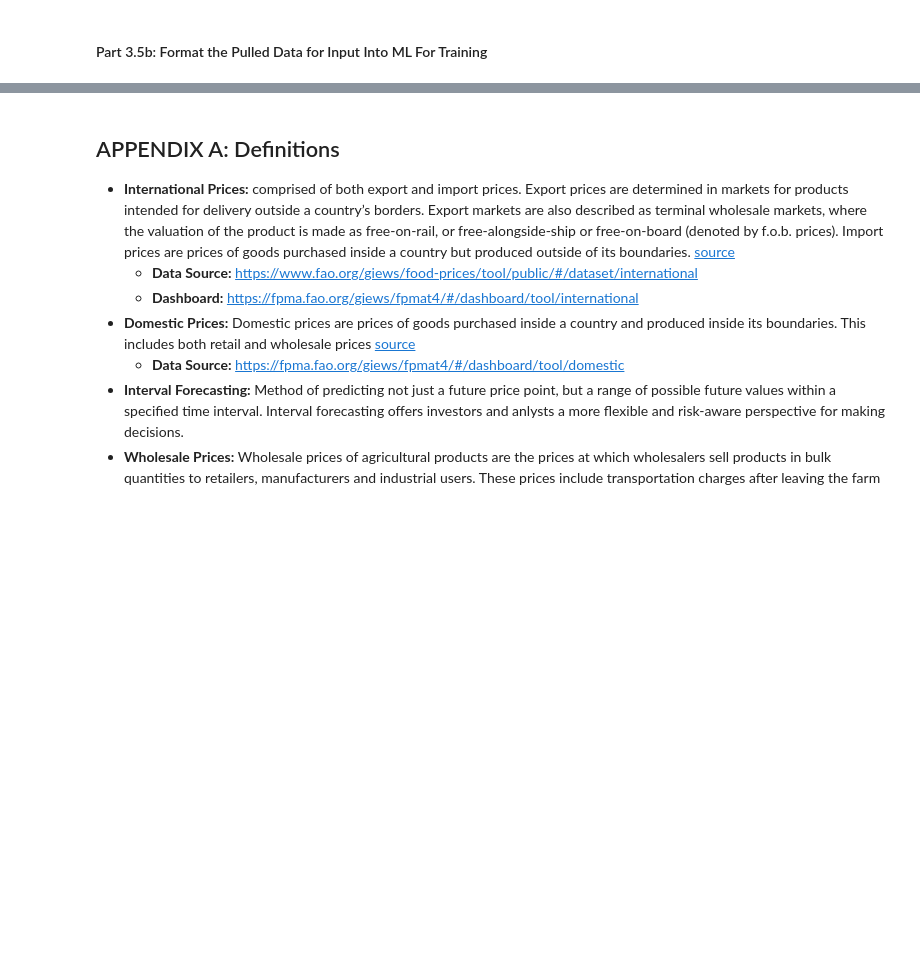
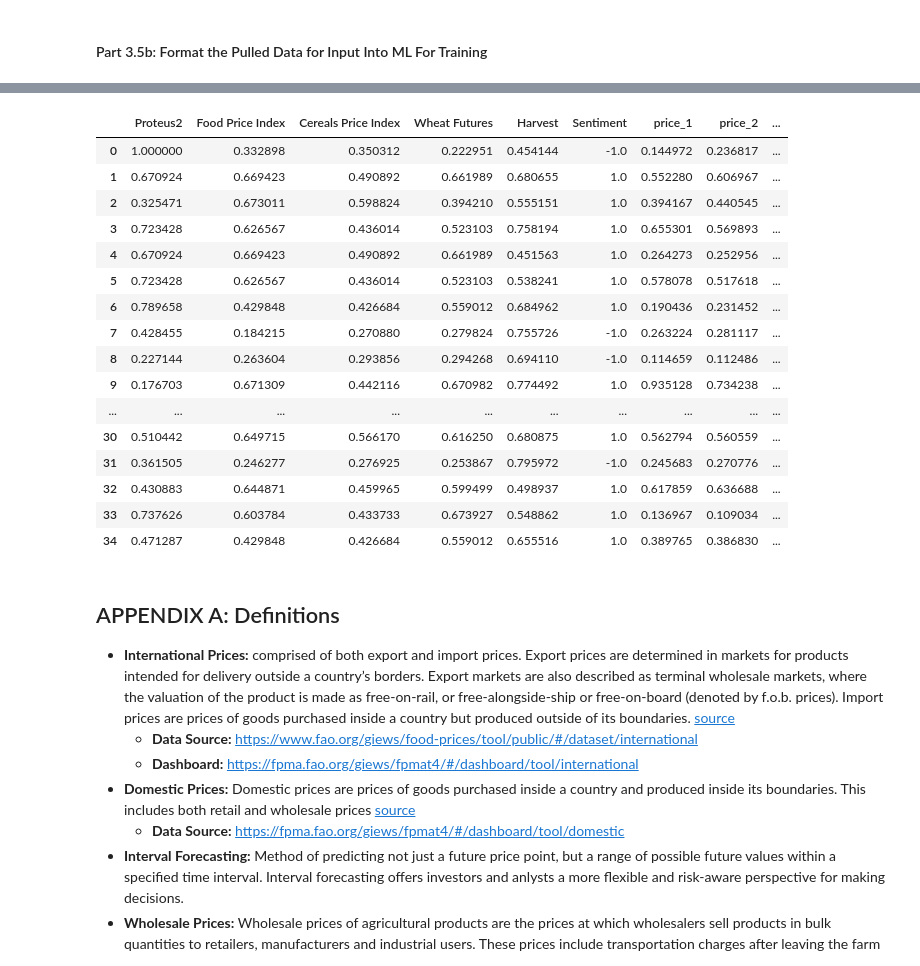
Before and after one commit to Benja-Pauls/Predicting-Commodity-Food-Pricing, a Jupyter notebook: data_analysis.ipynb, the cells around one changed output, grey strips where cells are left out. Cells and saved outputs as stored; diff of their text form; code cells hidden in the pictures; blank space fills up the shorter version.

```diff
--- a/data_analysis.ipynb
+++ b/data_analysis.ipynb
@@ -2045,9 +2067,17 @@ dict_keys([('Argentina', 'corn'), ('Brazil', 'corn'), ('Ukraine', 'corn'), ('Uni
 # %%
 # For each country/commodity pair, create an overall dataframe with all the data
 overall_df = pd.DataFrame()
-for key in formatted_data.keys():
-    overall_df = pd.concat([overall_df, formatted_data[key]], axis=0)
+for key in formatted_data.keys(): # key = (country, commodity)
+    # Copy the DataFrame to avoid modifying the original data
+    temp_df = formatted_data[key].copy()
+
+    # Add 'country' and 'commodity' columns
+    temp_df['country'] = key[0]  # First element of the tuple is country
+    temp_df['commodity'] = key[1]  # Second element of the tuple is commodity
+
+    # Concatenate this temp_df to the overall_df
+    overall_df = pd.concat([overall_df, temp_df], axis=0)
 
 overall_df.reset_index(drop=True, inplace=True)
-overall_df['output'].value_counts()
+overall_df
 # %% [output]
@@ -2060,0 +2101,3 @@ overall_df.to_csv('warning_prediction_model_data.csv', index=False)
+# %%
+warning_model_results = pd.read_csv('warning_results_from_predictions.csv')
+warning_model_results
@@ -2060,0 +2118,11 @@ overall_df.to_csv('warning_prediction_model_data.csv', index=False)
+# %%
+# Expand the list that is the input column into separate columns
+inputs = overall_df['input'].apply(lambda x: pd.Series(x))
+inputs.columns = [name for name in warning_model_results.columns[:-1]]
+
+# Bring back the 'country' and 'commodity' columns from the overall_df
+inputs['country'] = overall_df['country']
+inputs['commodity'] = overall_df['commodity']
+inputs['output'] = overall_df['output']
+
+inputs
@@ -2061,3 +2143,25 @@ overall_df.to_csv('warning_prediction_model_data.csv', index=False)
+# %%
+# Merge warning_model_results with inputs (only keep rows wehere all columns except country and commodity are same)
+merged_df = pd.merge(warning_model_results, inputs, on=list(inputs.columns[:-3]), how='inner')
+merged_df
+# %% [output]
+|  | Proteus2 | Food Price Index | Cereals Price Index | Wheat Futures | Harvest | Sentiment | price_1 | price_2 | ... |
+| 0 | 1.000000 | 0.332898 | 0.350312 | 0.222951 | 0.454144 | -1.0 | 0.144972 | 0.236817 | ... |
+| 1 | 0.670924 | 0.669423 | 0.490892 | 0.661989 | 0.680655 | 1.0 | 0.552280 | 0.606967 | ... |
+| 2 | 0.325471 | 0.673011 | 0.598824 | 0.394210 | 0.555151 | 1.0 | 0.394167 | 0.440545 | ... |
+| 3 | 0.723428 | 0.626567 | 0.436014 | 0.523103 | 0.758194 | 1.0 | 0.655301 | 0.569893 | ... |
+| 4 | 0.670924 | 0.669423 | 0.490892 | 0.661989 | 0.451563 | 1.0 | 0.264273 | 0.252956 | ... |
+| 5 | 0.723428 | 0.626567 | 0.436014 | 0.523103 | 0.538241 | 1.0 | 0.578078 | 0.517618 | ... |
+| 6 | 0.789658 | 0.429848 | 0.426684 | 0.559012 | 0.684962 | 1.0 | 0.190436 | 0.231452 | ... |
+| 7 | 0.428455 | 0.184215 | 0.270880 | 0.279824 | 0.755726 | -1.0 | 0.263224 | 0.281117 | ... |
+| 8 | 0.227144 | 0.263604 | 0.293856 | 0.294268 | 0.694110 | -1.0 | 0.114659 | 0.112486 | ... |
+| 9 | 0.176703 | 0.671309 | 0.442116 | 0.670982 | 0.774492 | 1.0 | 0.935128 | 0.734238 | ... |
+| ... | ... | ... | ... | ... | ... | ... | ... | ... | ... |
+| 30 | 0.510442 | 0.649715 | 0.566170 | 0.616250 | 0.680875 | 1.0 | 0.562794 | 0.560559 | ... |
+| 31 | 0.361505 | 0.246277 | 0.276925 | 0.253867 | 0.795972 | -1.0 | 0.245683 | 0.270776 | ... |
+| 32 | 0.430883 | 0.644871 | 0.459965 | 0.599499 | 0.498937 | 1.0 | 0.617859 | 0.636688 | ... |
+| 33 | 0.737626 | 0.603784 | 0.433733 | 0.673927 | 0.548862 | 1.0 | 0.136967 | 0.109034 | ... |
+| 34 | 0.471287 | 0.429848 | 0.426684 | 0.559012 | 0.655516 | 1.0 | 0.389765 | 0.386830 | ... |
 # %% [markdown]
 ## APPENDIX A: Definitions
 * **International Prices:** comprised of both export and import prices. Export prices are determined in markets for products intended for delivery outside a country’s borders. Export markets are also described as terminal wholesale markets, where the valuation of the product is made as free-on-rail, or free-alongside-ship or free-on-board (denoted by f.o.b. prices). Import prices are prices of goods purchased inside a country but produced outside of its boundaries. [source](https://www.fao.org/prices/en/)
```
Also changed, not shown: parts of 10 cells of this notebook, 3 other files.
